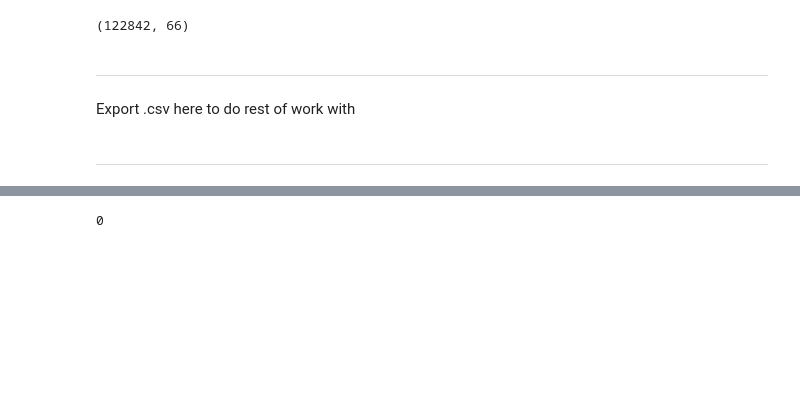
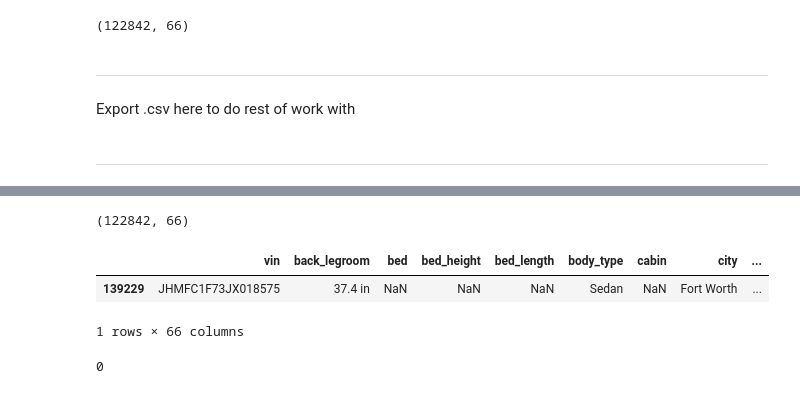
Before and after one commit to adam-talbot/used-cars-regression, a Jupyter notebook: scratchpad.ipynb, the cells around one changed output, grey strips where cells are left out. Saved outputs shown, nothing was run; the diff lists cells and outputs as text; code cells hidden in the pictures; blank space fills up the shorter version.

```diff
--- a/scratchpad.ipynb
+++ b/scratchpad.ipynb
@@ -50,5 +50,5 @@ df.to_csv('texas_car_data.csv')
 ---
 # %%
 %%time
-df = pd.read_csv('texas_car_data.csv')
+df = pd.read_csv('texas_car_data.csv', index_col=0)
 # %% [output]
@@ -57,3 +57,13 @@ Wall time: 3.91 s
+# %%
+df.shape
+# %% [output]
+(122842, 66)
+# %%
+df.head(1)
+# %% [output]
+|  | vin | back_legroom | bed | bed_height | bed_length | body_type | cabin | city | ... |
+| 139229 | JHMFC1F73JX018575 | 37.4 in | NaN | NaN | NaN | Sedan | NaN | Fort Worth | ... |
+1 rows × 66 columns
 # %%
 # just curious to see if this is even really necessary. How many duplicates even are there?
 df.duplicated().sum()
```
Also changed, not shown: parts of 3 cells of this notebook, 6 other files.
